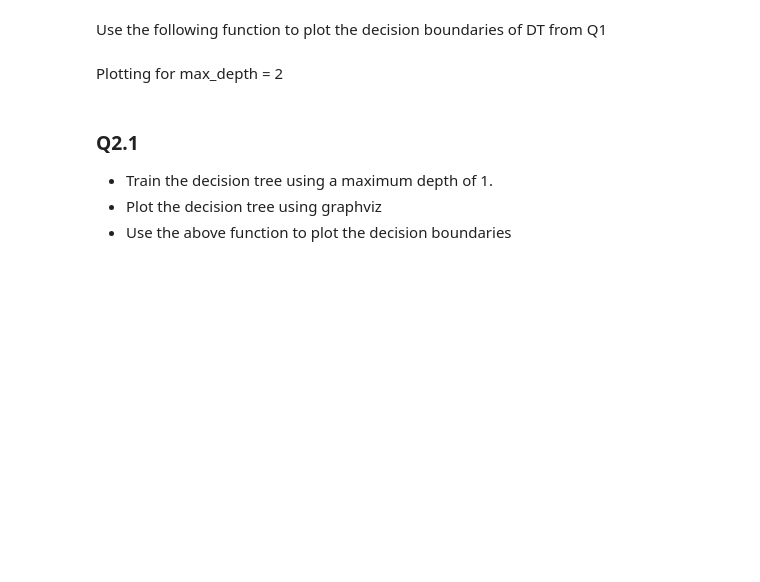
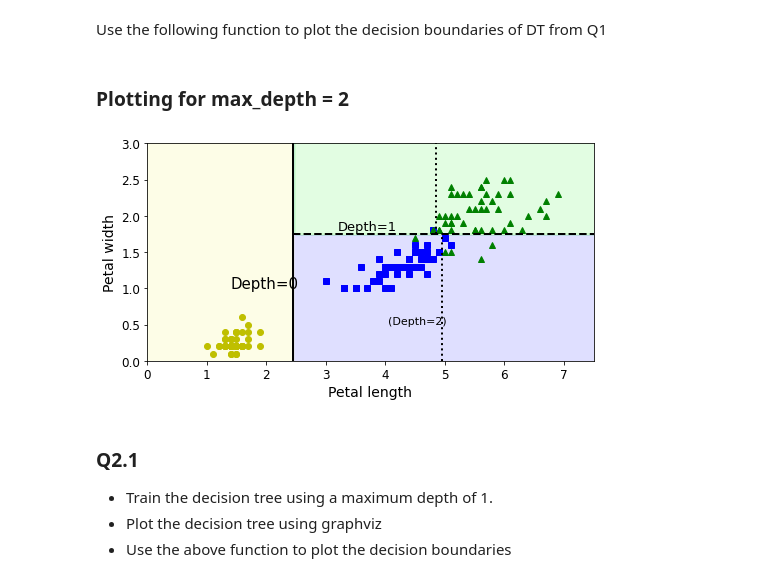
Before and after one commit to 1brahimmohamed/AI-in-Medical-Fields, a Jupyter notebook: Assignment 4/Ibrahim_Mohamed_A4_DT.ipynb, the cells around one changed output. Drawn from its saved outputs; the diff is of its cells as text; code cells hidden in the pictures; blank space fills up the shorter version.

```diff
--- a/Assignment 4/Ibrahim_Mohamed_A4_DT.ipynb
+++ b/Assignment 4/Ibrahim_Mohamed_A4_DT.ipynb
@@ -33,6 +33,8 @@ iris = load_iris()
 X = iris.data[:, 2:] # petal length and width
 y = iris.target
 
-tree_clf = DecisionTreeClassifier(max_depth=2, random_state=42, criterion='entropy')
-tree_clf.fit(X, y)
+feat_names = np.array(iris.feature_names)
+
+tree_clf_depth_2 = DecisionTreeClassifier(max_depth=2, random_state=42, criterion='entropy')
+tree_clf_depth_2.fit(X, y)
 # %% [output]
@@ -76,20 +106,22 @@ def plot_decision_boundary(clf, X, y, axes=[0, 7.5, 0, 3], iris=True, legend=Fal
     if legend:
         plt.legend(loc="lower right", fontsize=14)
 # %% [markdown]
-Plotting for max_depth = 2
+### Plotting for max_depth = 2
 # %%
 plt.figure(figsize=(8, 4))
 
-plot_decision_boundary(tree_clf, X, y)
+plot_decision_boundary(tree_clf_depth_2, X, y)
 
 plt.plot([2.45, 2.45], [0, 3], "k-", linewidth=2)
 plt.plot([2.45, 7.5], [1.75, 1.75], "k--", linewidth=2)
 plt.plot([4.95, 4.95], [0, 1.75], "k:", linewidth=2)
 plt.plot([4.85, 4.85], [1.75, 3], "k:", linewidth=2)
 plt.text(1.40, 1.0, "Depth=0", fontsize=15)
 plt.text(3.2, 1.80, "Depth=1", fontsize=13)
 plt.text(4.05, 0.5, "(Depth=2)", fontsize=11)
 plt.show()
+# %% [output]
+[figure, added]
 # %% [markdown]
 ### Q2.1
 - Train the decision tree using a maximum depth of 1.
```
Also changed, not shown: parts of 35 cells of this notebook, 1 other file.
